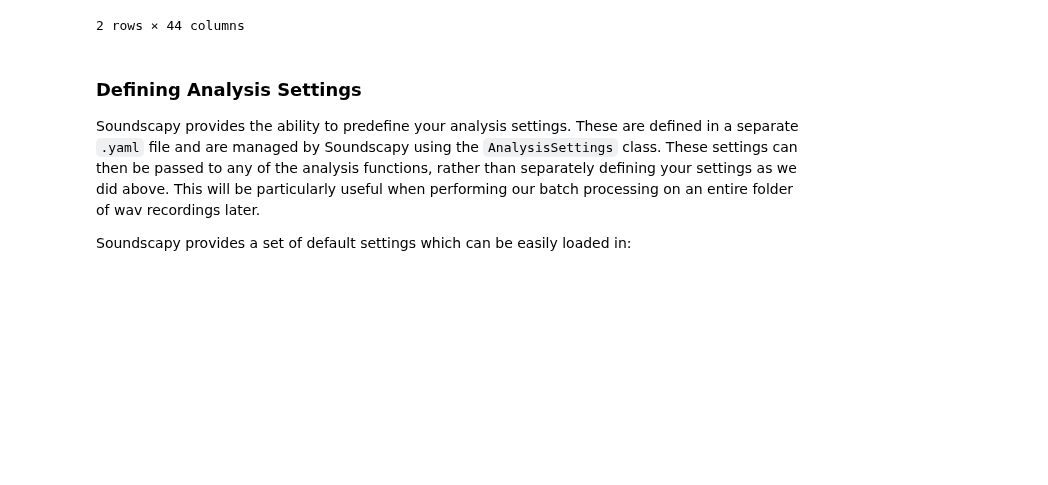
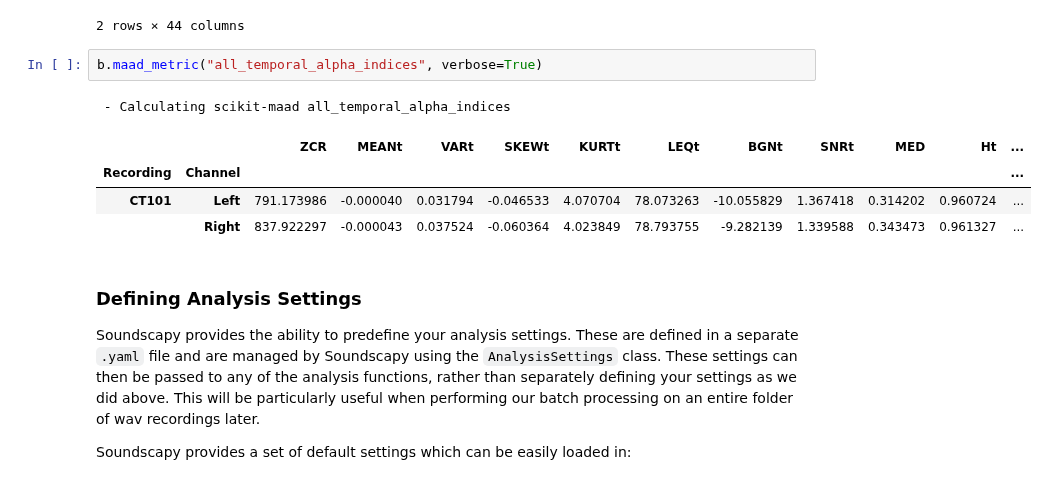
Before and after one commit to MitchellAcoustics/Soundscapy, a Jupyter notebook: docs/tutorials/BinauralAnalysis.ipynb, the cells around one changed output. Saved outputs shown, nothing was run; the diff lists cells and outputs as text; blank space fills up the shorter version.

```diff
--- a/docs/tutorials/BinauralAnalysis.ipynb
+++ b/docs/tutorials/BinauralAnalysis.ipynb
@@ -200,6 +200,14 @@ b.maad_metric("all_spectral_alpha_indices", verbose=True)
 | CT101 | Left | 0.001616 | 0.000050 | 9.903323 | 122.639052 | 48 | 77.288435 | -15.711565 | -19.025828 | 3.314263 | 0.33898 | ... |
 |  | Right | 0.001767 | 0.000057 | 9.775576 | 121.145848 | 25 | 77.862094 | -15.137906 | -18.647919 | 3.510013 | 0.34690 | ... |
 2 rows × 44 columns
+# %%
+b.maad_metric("all_temporal_alpha_indices", verbose=True)
+# %% [output]
+ - Calculating scikit-maad all_temporal_alpha_indices
+|  |  | ZCR | MEANt | VARt | SKEWt | KURTt | LEQt | BGNt | SNRt | MED | Ht | ... |
+| Recording | Channel |  |  |  |  |  |  |  |  |  |  | ... |
+| CT101 | Left | 791.173986 | -0.000040 | 0.031794 | -0.046533 | 4.070704 | 78.073263 | -10.055829 | 1.367418 | 0.314202 | 0.960724 | ... |
+|  | Right | 837.922297 | -0.000043 | 0.037524 | -0.060364 | 4.023849 | 78.793755 | -9.282139 | 1.339588 | 0.343473 | 0.961327 | ... |
 # %% [markdown]
 ### Defining Analysis Settings
 
```
Also changed, not shown: parts of 10 cells of this notebook, 18 other files.
